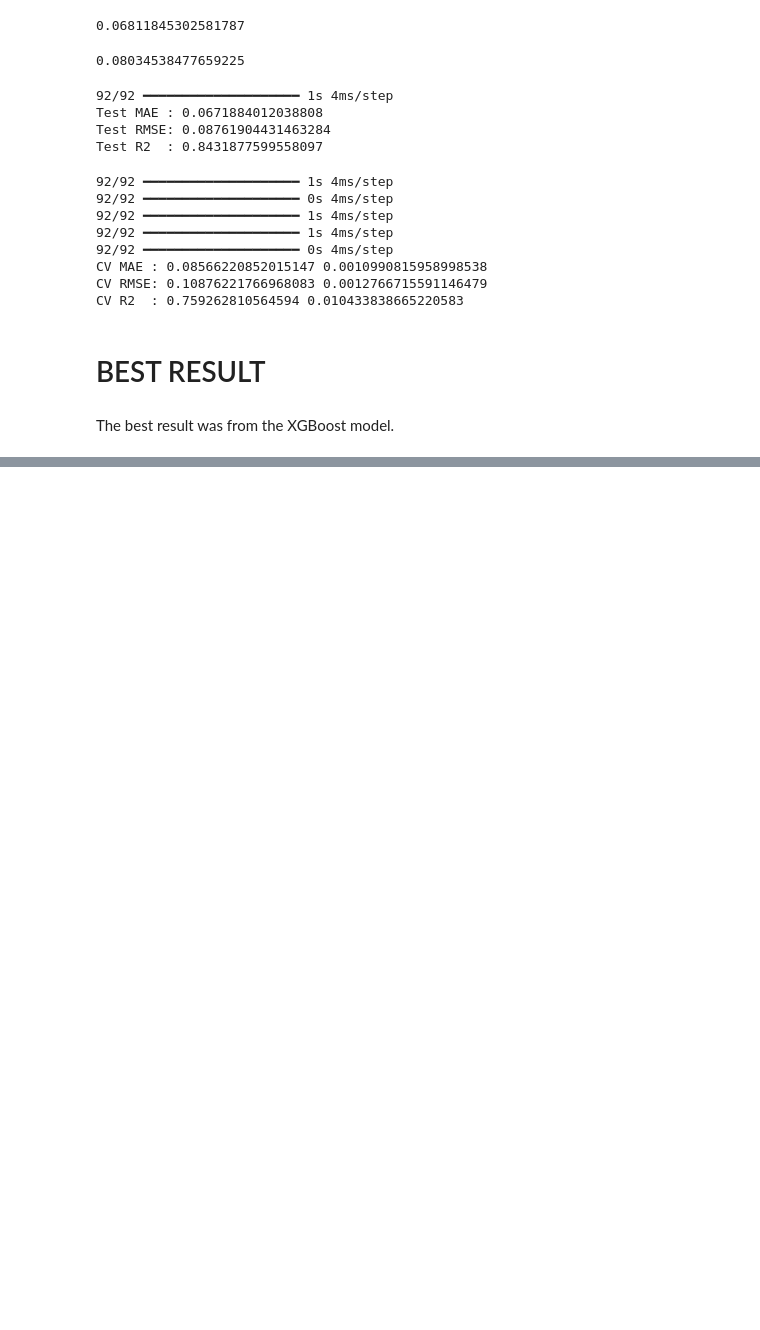
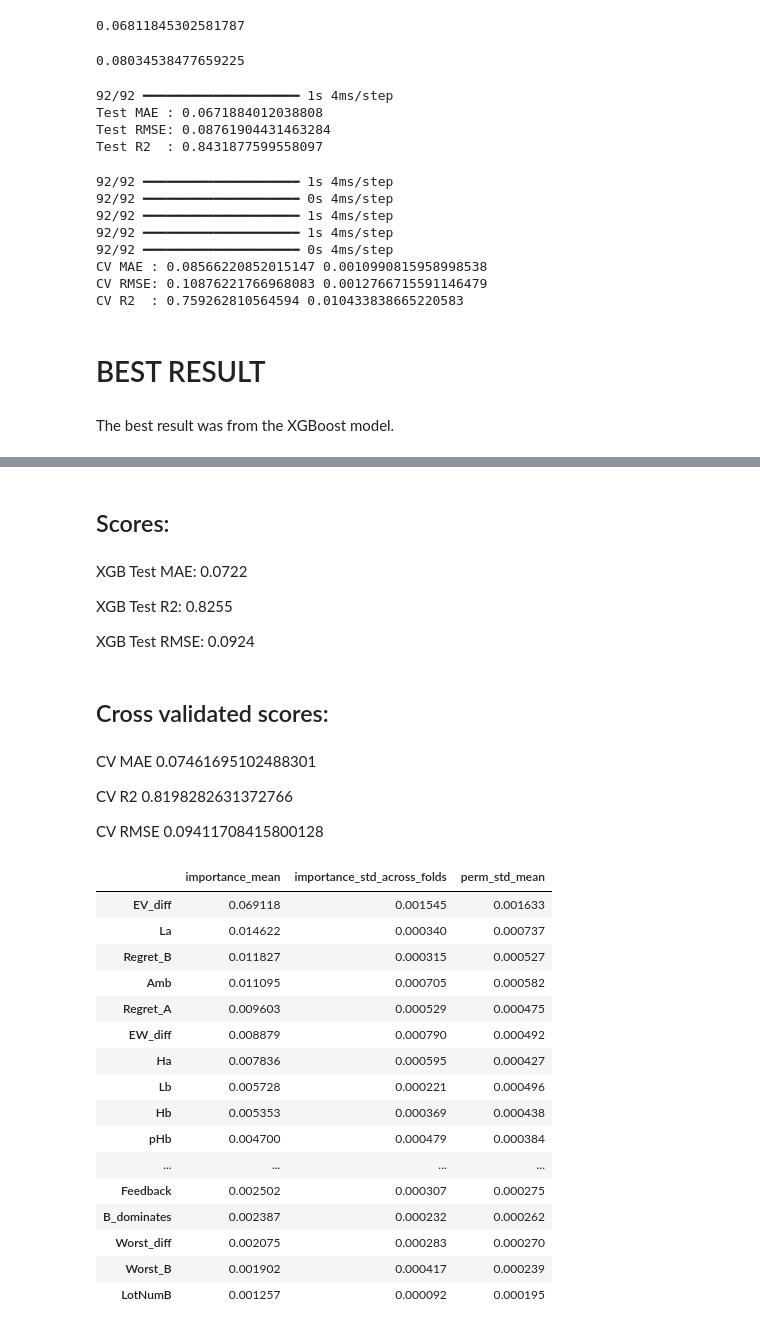
Before and after one commit to vassilismylo/Applied_ML, a Jupyter notebook: choices13k_ex3/choices13_ex3.ipynb, the cells around one changed output, grey strips where cells are left out. Saved outputs shown, nothing was run; the diff lists cells and outputs as text; code cells hidden in the pictures; blank space fills up the shorter version.

```diff
--- a/choices13k_ex3/choices13_ex3.ipynb
+++ b/choices13k_ex3/choices13_ex3.ipynb
@@ -1210,0 +1225,36 @@ NameError: name 'best_xgb' is not defined
+# %% [markdown]
+## Scores:
+# %% [markdown]
+XGB Test MAE:  0.0722
+
+XGB Test R2:   0.8255
+
+XGB Test RMSE: 0.0924
+# %% [markdown]
+## Cross validated scores:
+# %% [markdown]
+CV MAE 0.07461695102488301
+
+CV R2 0.8198282631372766
+
+CV RMSE 0.09411708415800128
+# %%
+permutation_importance_cv(best_xgb, X, y, n_splits=5)
+# %% [output]
+|  | importance_mean | importance_std_across_folds | perm_std_mean |
+| EV_diff | 0.069118 | 0.001545 | 0.001633 |
+| La | 0.014622 | 0.000340 | 0.000737 |
+| Regret_B | 0.011827 | 0.000315 | 0.000527 |
+| Amb | 0.011095 | 0.000705 | 0.000582 |
+| Regret_A | 0.009603 | 0.000529 | 0.000475 |
+| EW_diff | 0.008879 | 0.000790 | 0.000492 |
+| Ha | 0.007836 | 0.000595 | 0.000427 |
+| Lb | 0.005728 | 0.000221 | 0.000496 |
+| Hb | 0.005353 | 0.000369 | 0.000438 |
+| pHb | 0.004700 | 0.000479 | 0.000384 |
+| ... | ... | ... | ... |
+| Feedback | 0.002502 | 0.000307 | 0.000275 |
+| B_dominates | 0.002387 | 0.000232 | 0.000262 |
+| Worst_diff | 0.002075 | 0.000283 | 0.000270 |
+| Worst_B | 0.001902 | 0.000417 | 0.000239 |
+| LotNumB | 0.001257 | 0.000092 | 0.000195 |
```
Also changed, not shown: parts of 5 cells of this notebook.
